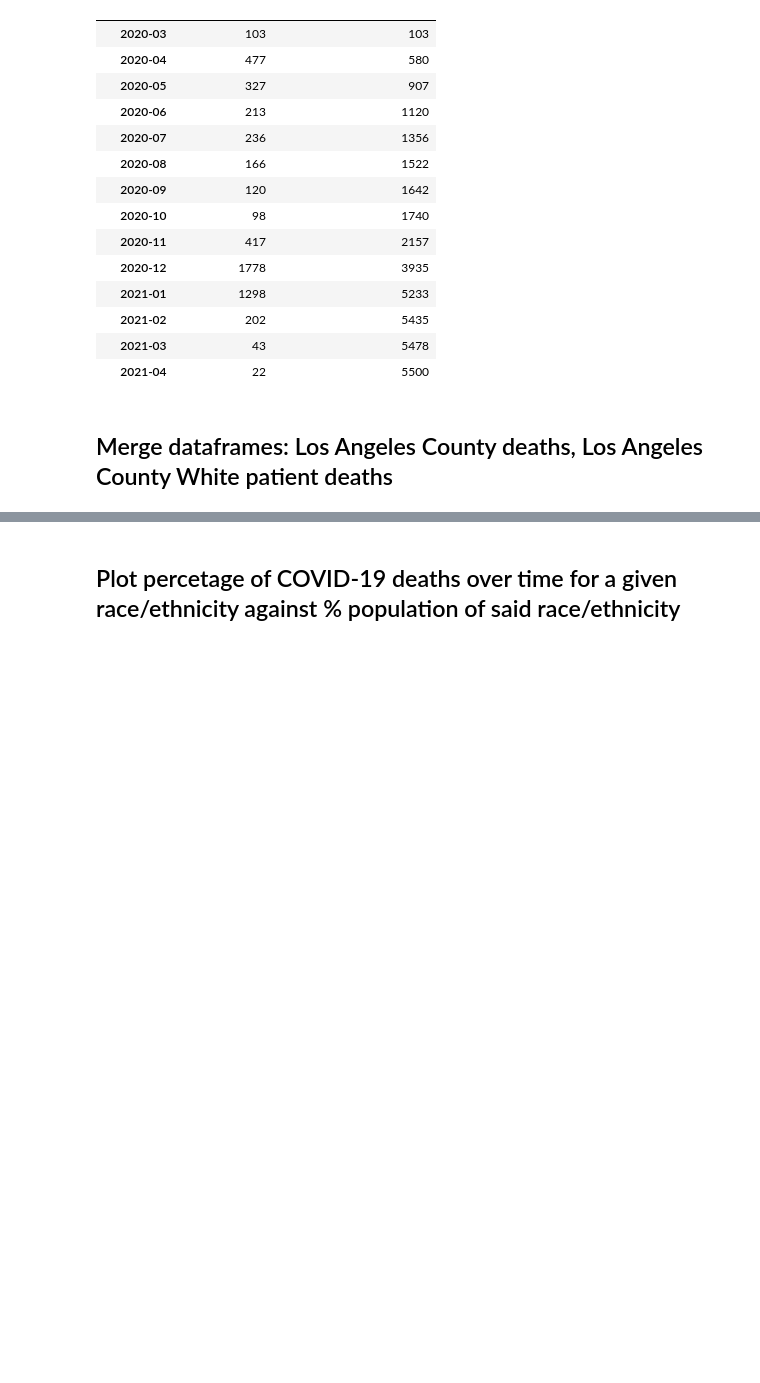
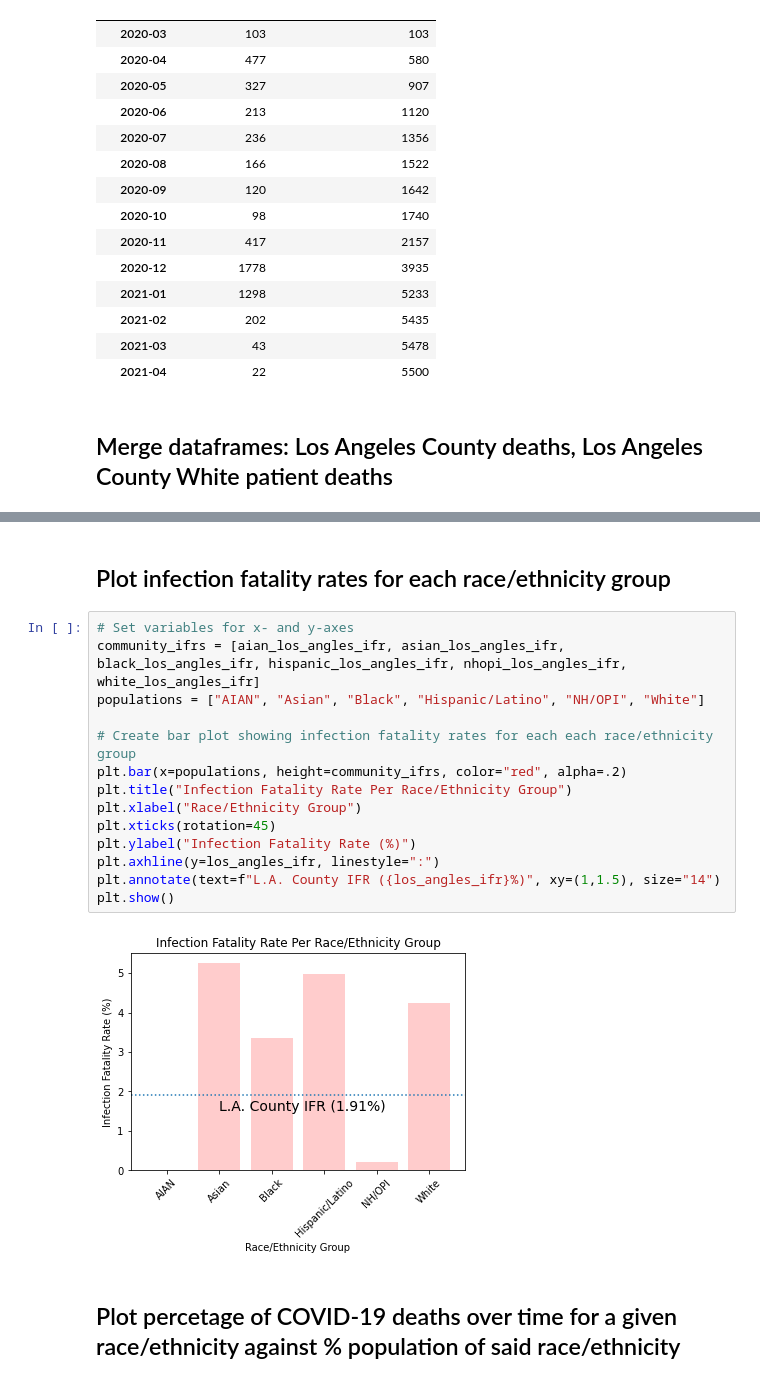
Before and after one commit to kevogil/covid-analysis, a Jupyter notebook: Notebooks/Analysis_And_Visualizations/percentage_deaths_vs_population_percentage.ipynb, the cells around one changed output, grey strips where cells are left out. Cells and saved outputs as stored; diff of their text form; blank space fills up the shorter version.

Commit message:
Add IFR plot

```diff
--- a/Notebooks/Analysis_And_Visualizations/percentage_deaths_vs_population_percentage.ipynb
+++ b/Notebooks/Analysis_And_Visualizations/percentage_deaths_vs_population_percentage.ipynb
@@ -753,6 +757,24 @@ los_angeles_and_white_deaths_df
 | 2021-02 | 794 | 22938 | 202 | 5435 | 23.69 |
 | 2021-03 | 158 | 23096 | 43 | 5478 | 23.72 |
 | 2021-04 | 56 | 23152 | 22 | 5500 | 23.76 |
+# %% [markdown]
+## Plot infection fatality rates for each race/ethnicity group
+# %%
+# Set variables for x- and y-axes
+community_ifrs = [aian_los_angles_ifr, asian_los_angles_ifr, black_los_angles_ifr, hispanic_los_angles_ifr, nhopi_los_angles_ifr, white_los_angles_ifr]
+populations = ["AIAN", "Asian", "Black", "Hispanic/Latino", "NH/OPI", "White"]
+
+# Create bar plot showing infection fatality rates for each each race/ethnicity group
+plt.bar(x=populations, height=community_ifrs, color="red", alpha=.2)
+plt.title("Infection Fatality Rate Per Race/Ethnicity Group")
+plt.xlabel("Race/Ethnicity Group")
+plt.xticks(rotation=45)
+plt.ylabel("Infection Fatality Rate (%)")
+plt.axhline(y=los_angles_ifr, linestyle=":")
+plt.annotate(text=f"L.A. County IFR ({los_angles_ifr}%)", xy=(1,1.5), size="14")
+plt.show()
+# %% [output]
+[figure, added]
 # %% [markdown]
 ## Plot percetage of COVID-19 deaths over time for a given race/ethnicity against % population of said race/ethnicity
 # %%
```
Also changed, not shown: parts of 8 cells of this notebook.
